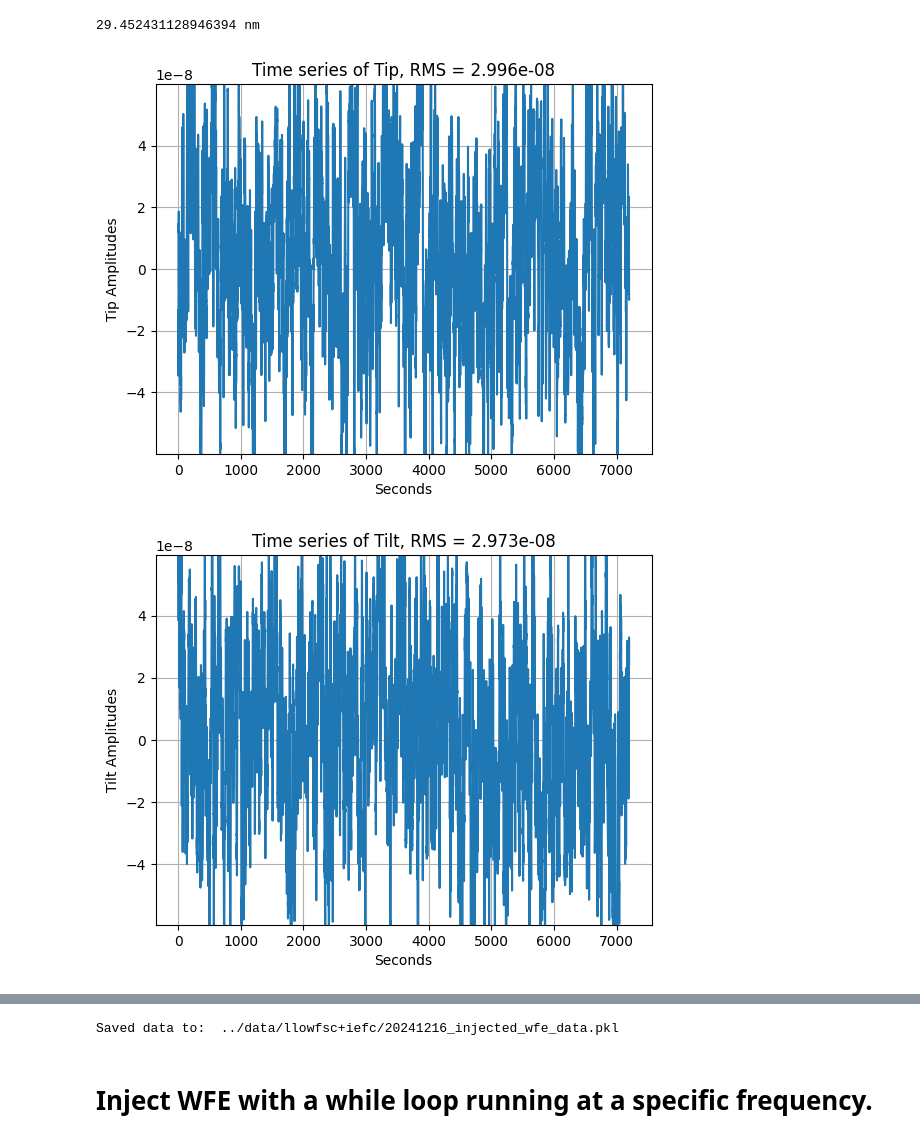
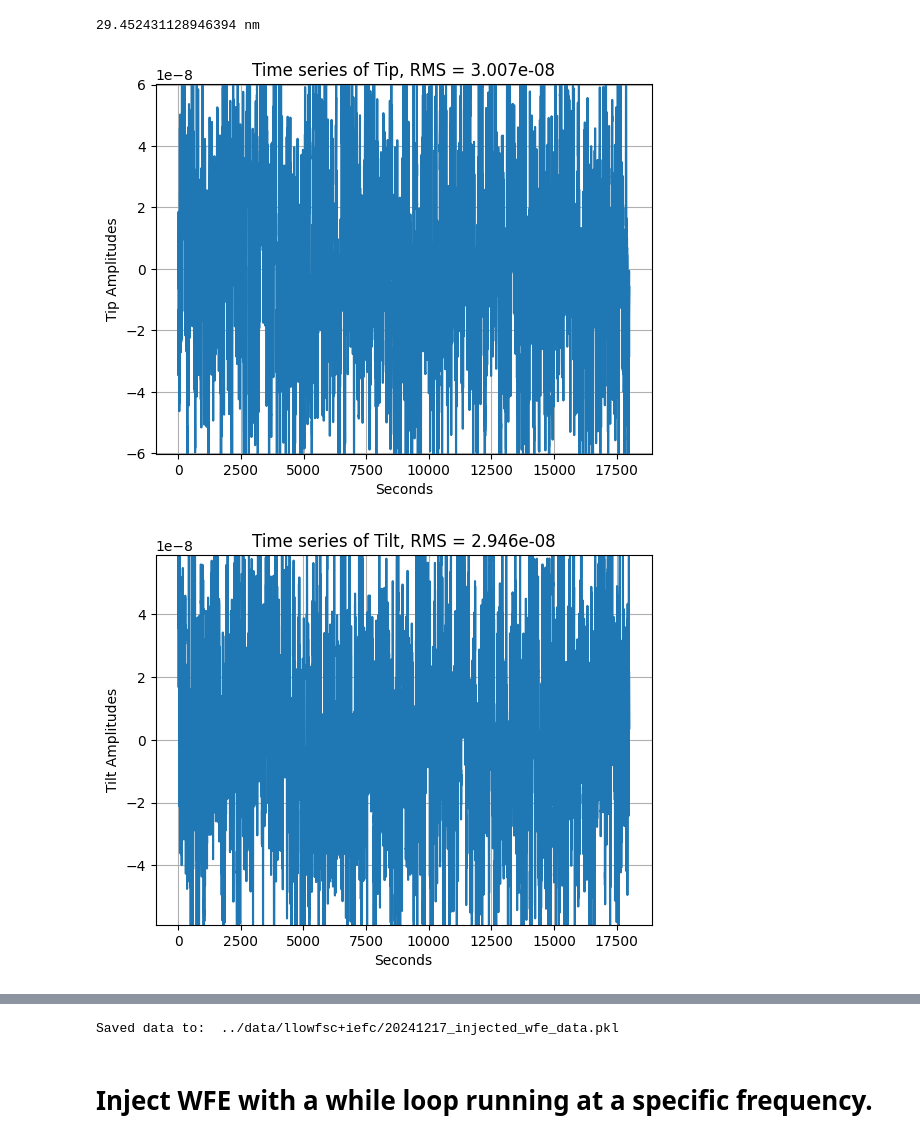
Before and after one commit to kian1377/scoob-exps, a Jupyter notebook: llowfsc-mono/inject_wfe.ipynb, the cells around one changed output, grey strips where cells are left out. Cells and saved outputs as stored; diff of their text form; code cells hidden in the pictures.

Commit message:
ran more llowfsc and iEFC tests

```diff
--- a/llowfsc-mono/inject_wfe.ipynb
+++ b/llowfsc-mono/inject_wfe.ipynb
@@ -36,7 +36,7 @@ jitter = 10*u.mas
 
 fmax = 100*u.Hz
 tmax = 10*u.min
-tmax = 2*u.hour
+tmax = 5*u.hour
 
 mag = (total_pupil_diam / dm_beam_diam).decompose().value
 tt_pv_to_rms = 1/4
@@ -62,32 +62,32 @@ for i in range(N_wfe_modes):
     coeff = psds.generate_time_series(psd, fmax, rms=1, seed=seeds[i])
     sign = 1 if xp.random.randn(1)>0 else -1
     wfe_time_series[i] = wfe_modes_rms[i] * sign * xp.array(coeff)
 
 wfe_time_series = wfe_time_series[:, times<tmax.to_value(u.s)]
 
 times = times[times<tmax.to_value(u.s)]
 tip = wfe_time_series[0]
 tilt = wfe_time_series[1]
 defocus = wfe_time_series[2]
 
 psds.plot_time_series(times, tip, name='Tip')
 psds.plot_time_series(times, tilt, name='Tilt')
 psds.plot_time_series(times, defocus, name='Defocus')
 
 lo_wfe = xp.sum( wfe_time_series[:, 500, None, None] * wfe_modes, axis=0)
 imshow3(wfe_modes[0], wfe_modes[1], lo_wfe)
 
 wfe_data = {
     'times':times,
     'wfe_rms_time_series':wfe_time_series,
     'wfe_modes':wfe_modes,
     'modal_rms':wfe_modes_rms,
     'modal_knee_freqs':knee_freqs,
     'seeds':seeds,
     'fmax':fmax,
 }
 lina.utils.save_pickle(f'../data/llowfsc+iefc/{today}_injected_wfe_data.pkl', wfe_data)
 # %% [output]
 29.452431128946394 nm
-[figure, old version]
+[figure, new version]
-[figure, old version]
+[figure, new version]
@@ -95,5 +95,5 @@ lina.utils.save_pickle(f'../data/llowfsc+iefc/{today}_injected_wfe_data.pkl', wf
 [figure]
-Saved data to:  ../data/llowfsc+iefc/20241216_injected_wfe_data.pkl
+Saved data to:  ../data/llowfsc+iefc/20241217_injected_wfe_data.pkl
 # %% [markdown]
 # Inject WFE with a while loop running at a specific frequency.
 # %%
```
Also changed, not shown: parts of 1 cell of this notebook, 5 other files.
